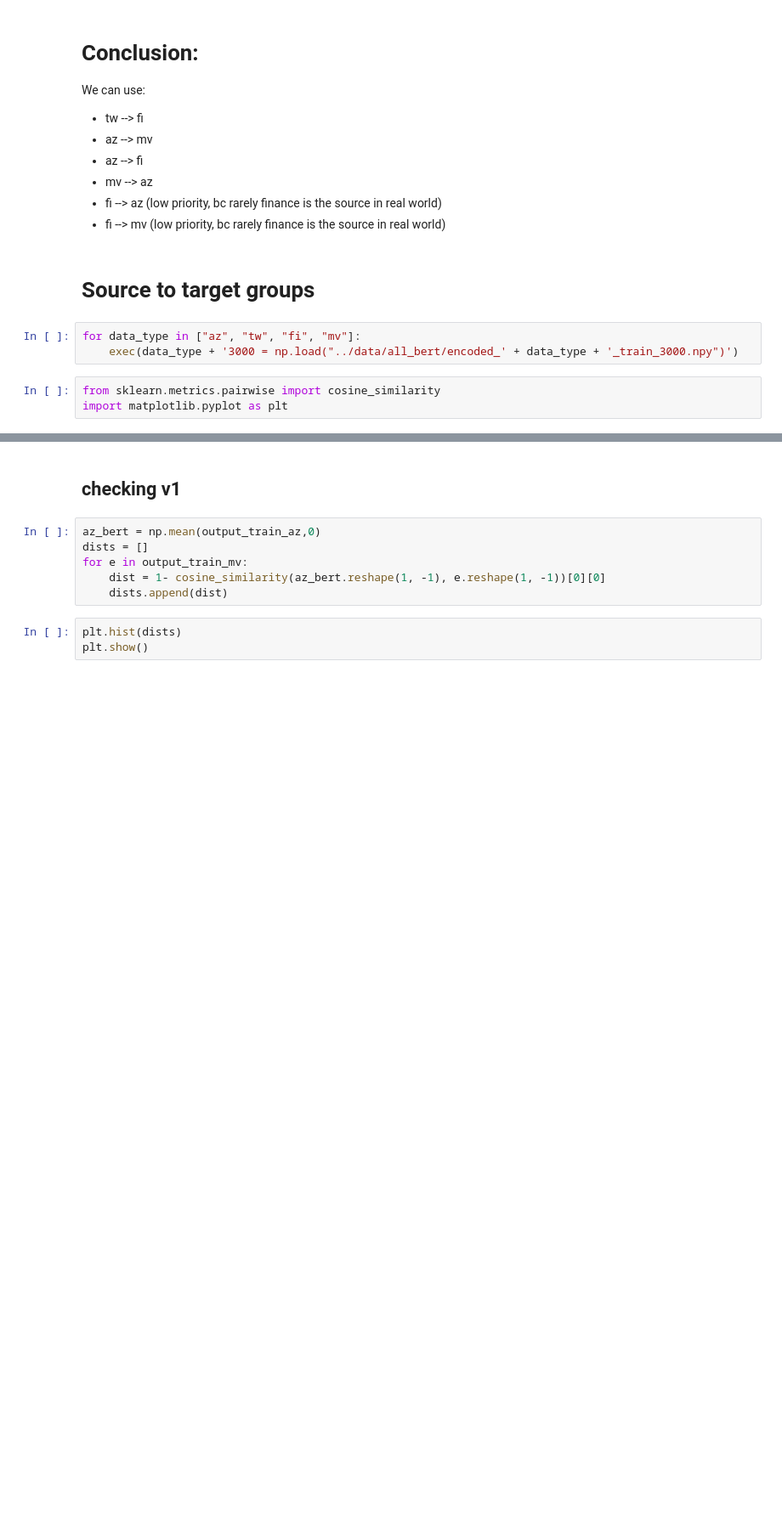
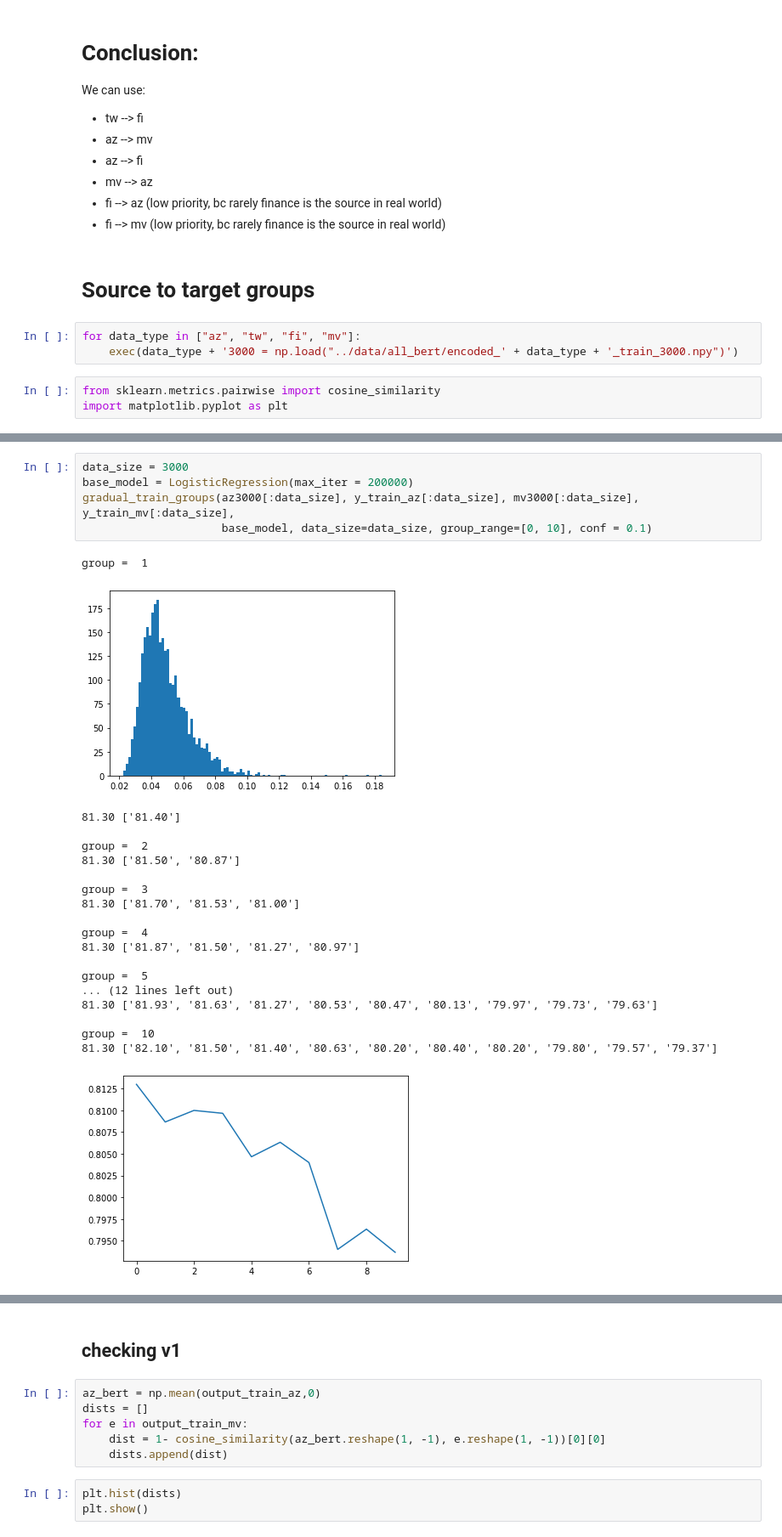
Before and after one commit to zycalice/domain-adaptation-nlp, a Jupyter notebook: notebooks/product_reviews.ipynb, the cells around one changed output, grey strips where cells are left out. Shown at 85% size. Drawn from its saved outputs; the diff is of its cells as text; blank space fills up the shorter version.

```diff
--- a/notebooks/product_reviews.ipynb
+++ b/notebooks/product_reviews.ipynb
@@ -299,4 +331,30 @@ group =  4
 [figure]
+# %%
+data_size = 3000
+base_model = LogisticRegression(max_iter = 200000)
+gradual_train_groups(az3000[:data_size], y_train_az[:data_size], mv3000[:data_size], y_train_mv[:data_size],
+                     base_model, data_size=data_size, group_range=[0, 10], conf = 0.1)
+# %% [output]
+group =  1
+[figure, added]
+81.30 ['81.40']
+
+group =  2
+81.30 ['81.50', '80.87']
+
+group =  3
+81.30 ['81.70', '81.53', '81.00']
+
+group =  4
+81.30 ['81.87', '81.50', '81.27', '80.97']
+
+group =  5
+... (12 lines left out)
+81.30 ['81.93', '81.63', '81.27', '80.53', '80.47', '80.13', '79.97', '79.73', '79.63']
+
+group =  10
+81.30 ['82.10', '81.50', '81.40', '80.63', '80.20', '80.40', '80.20', '79.80', '79.57', '79.37']
+[figure, added]
 # %%
 data_size = 3000
 base_model = LogisticRegression(max_iter = 200000)
```
Also changed, not shown: parts of 17 cells of this notebook, 1 other file.
